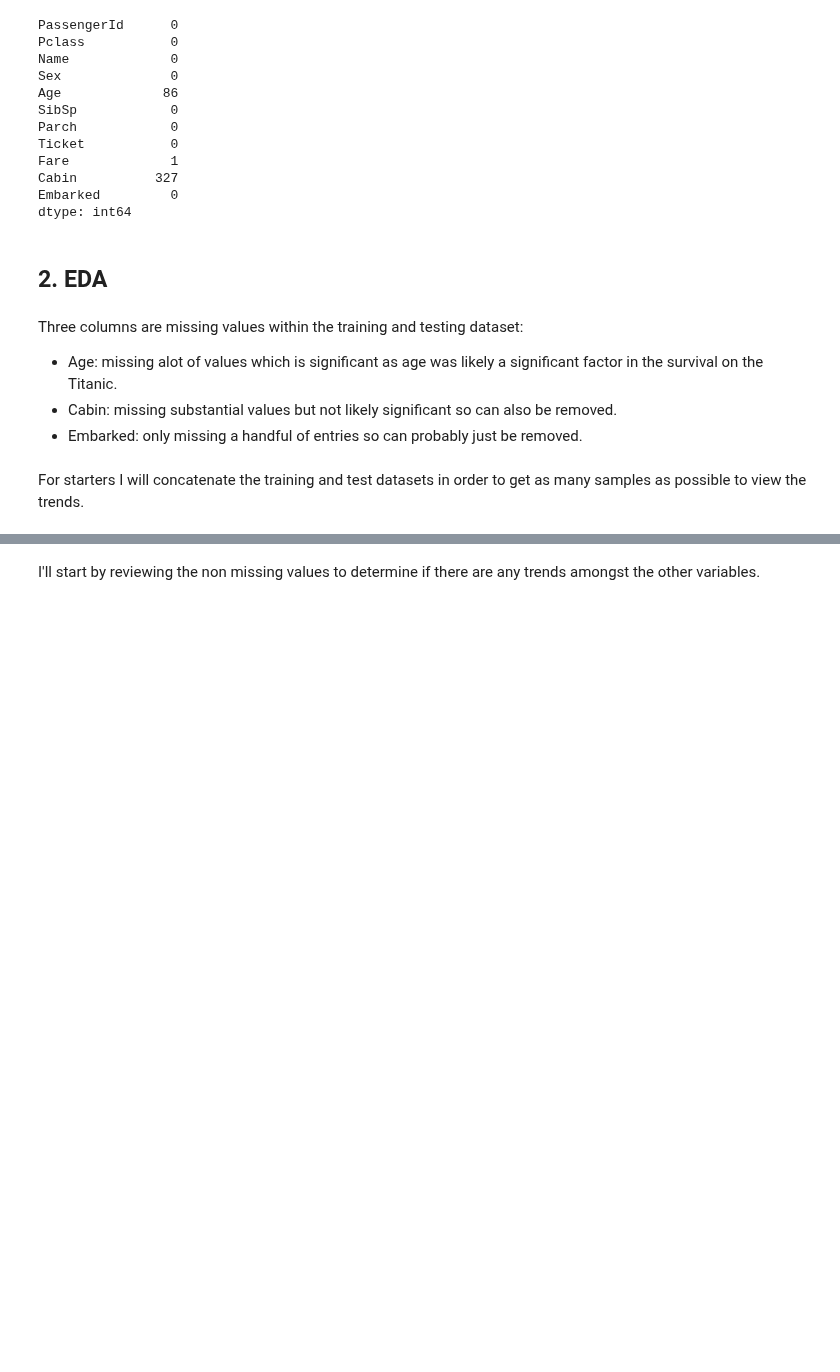
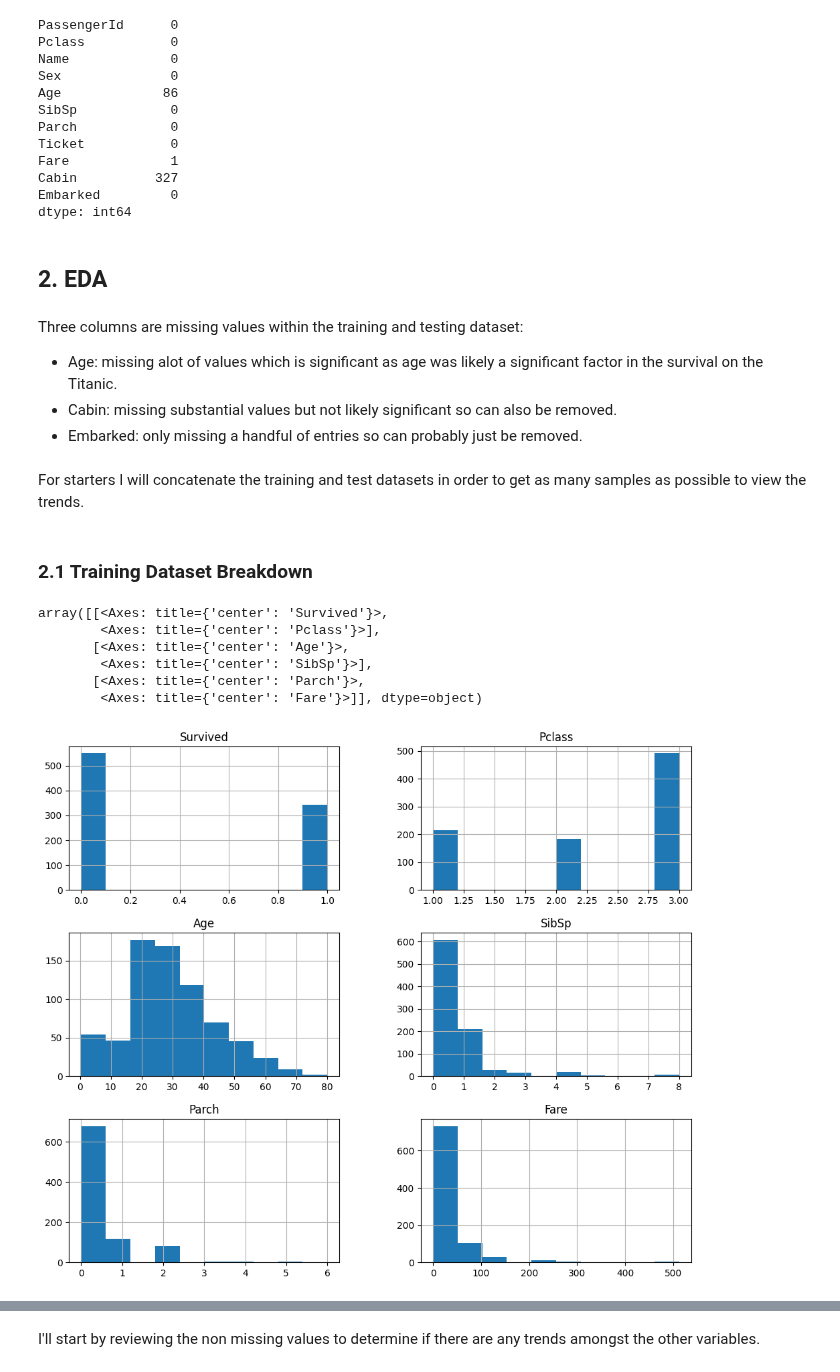
Before and after one commit to Mark-Barbaric/Kaggle, a Jupyter notebook: titanic/titanic_age_investigation.ipynb, the cells around one changed output, grey strips where cells are left out. Cells and saved outputs as stored; diff of their text form; code cells hidden in the pictures; blank space fills up the shorter version.

```diff
--- a/titanic/titanic.ipynb
+++ b/titanic/titanic_age_investigation.ipynb
@@ -155,3 +154,17 @@ Three columns are missing values within the training and testing dataset:
 * Embarked: only missing a handful of entries so can probably just be removed.
 # %% [markdown]
 For starters I will concatenate the training and test datasets in order to get as many samples as possible to view the trends.
+# %% [markdown]
+### 2.1 Training Dataset Breakdown
+# %%
+numerical_cols = [colname for colname in train_df.columns if train_df[colname].dtype != 'object' and colname != 'PassengerId']
+# %%
+train_df[numerical_cols].hist(figsize=(12, 10))
+# %% [output]
+array([[<Axes: title={'center': 'Survived'}>,
+        <Axes: title={'center': 'Pclass'}>],
+       [<Axes: title={'center': 'Age'}>,
+        <Axes: title={'center': 'SibSp'}>],
+       [<Axes: title={'center': 'Parch'}>,
+        <Axes: title={'center': 'Fare'}>]], dtype=object)
+[figure, added]
```
Also changed, not shown: parts of 26 cells of this notebook, 2 other files.
